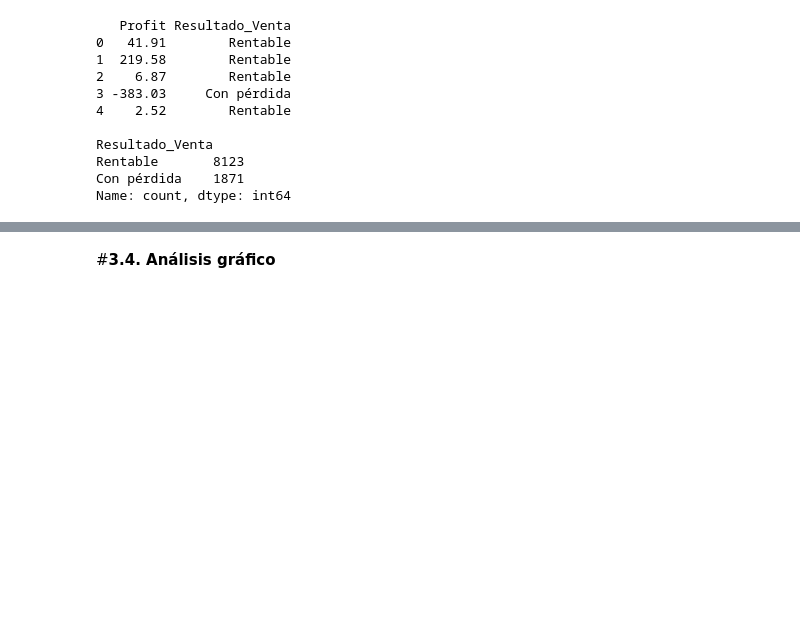
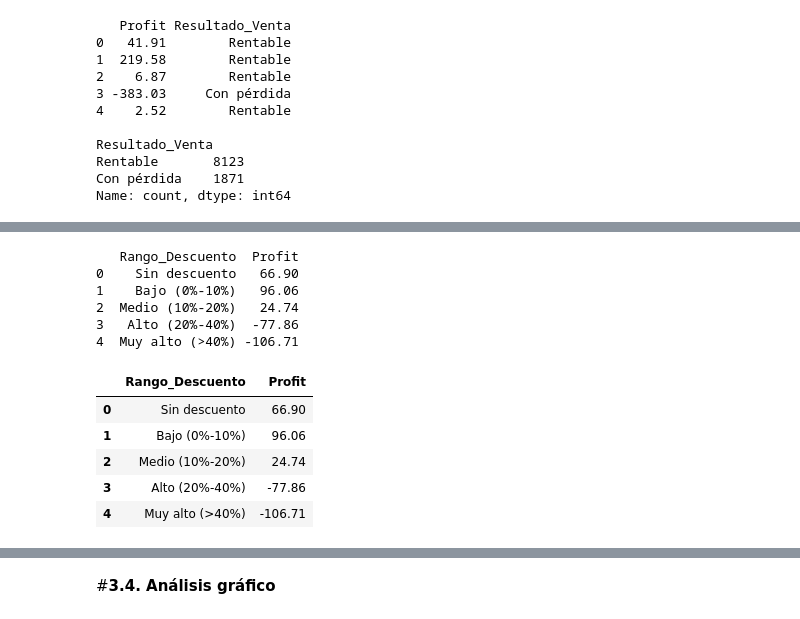
Before and after one commit to Pitiki10/TP-GRUPAL---SuperStore, a Jupyter notebook: Trabajo_Practico.ipynb, the cells around one changed output, grey strips where cells are left out. Cells and saved outputs as stored; diff of their text form; code cells hidden in the pictures; blank space fills up the shorter version.

```diff
--- a/Trabajo_Practico.ipynb
+++ b/Trabajo_Practico.ipynb
@@ -229,0 +294,28 @@ Name: count, dtype: int64
+# %%
+# Profit promedio por rango de descuento
+
+profit_promedio_descuento = (
+    df.groupby("Rango_Descuento")["Profit"]
+    .mean()
+    .round(2)
+    .reset_index()
+)
+
+# Mostrar tabla de resultados
+print(profit_promedio_descuento)
+
+# Mostrar ordenado según los rangos definidos
+profit_promedio_descuento
+# %% [output]
+   Rango_Descuento  Profit
+0    Sin descuento   66.90
+1    Bajo (0%-10%)   96.06
+2  Medio (10%-20%)   24.74
+3   Alto (20%-40%)  -77.86
+4  Muy alto (>40%) -106.71
+|  | Rango_Descuento | Profit |
+| 0 | Sin descuento | 66.90 |
+| 1 | Bajo (0%-10%) | 96.06 |
+| 2 | Medio (10%-20%) | 24.74 |
+| 3 | Alto (20%-40%) | -77.86 |
+| 4 | Muy alto (>40%) | -106.71 |
```
Also changed, not shown: parts of 16 cells of this notebook.
